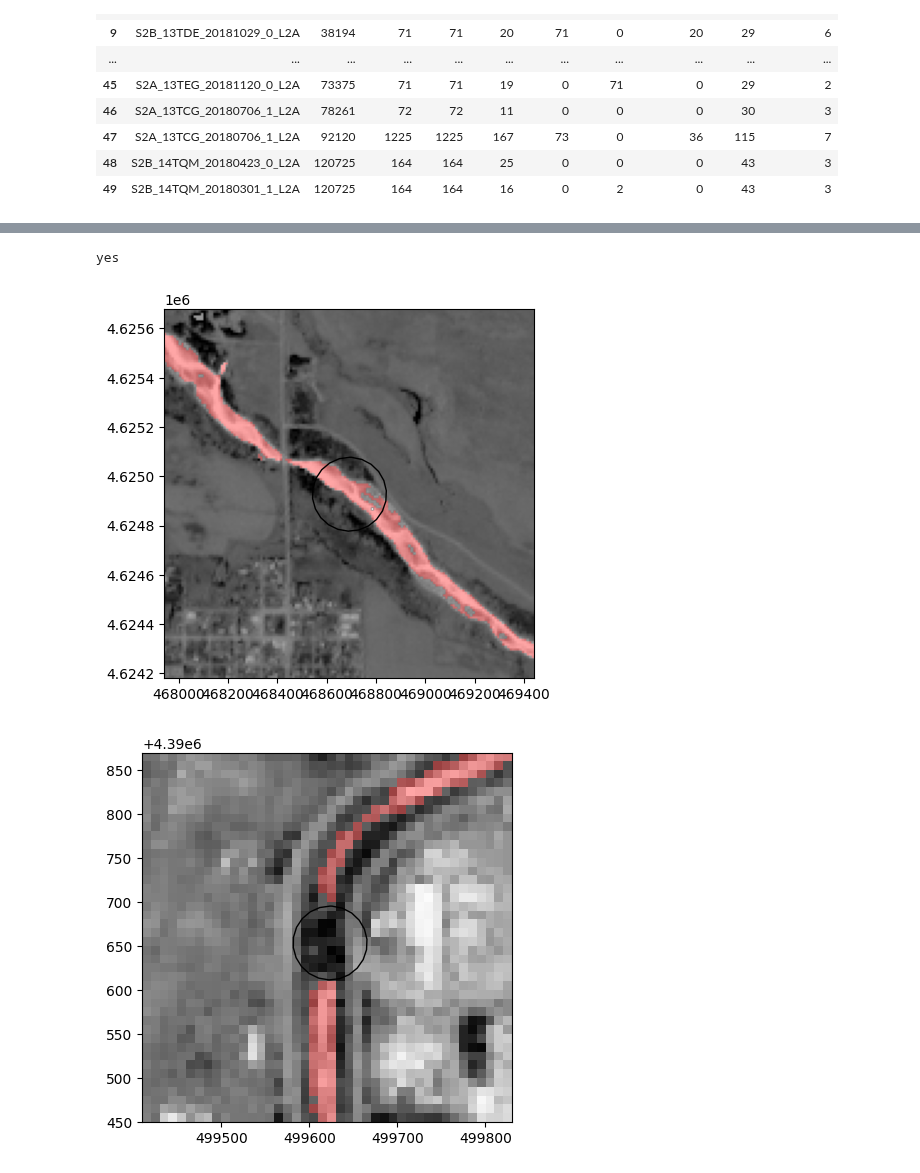
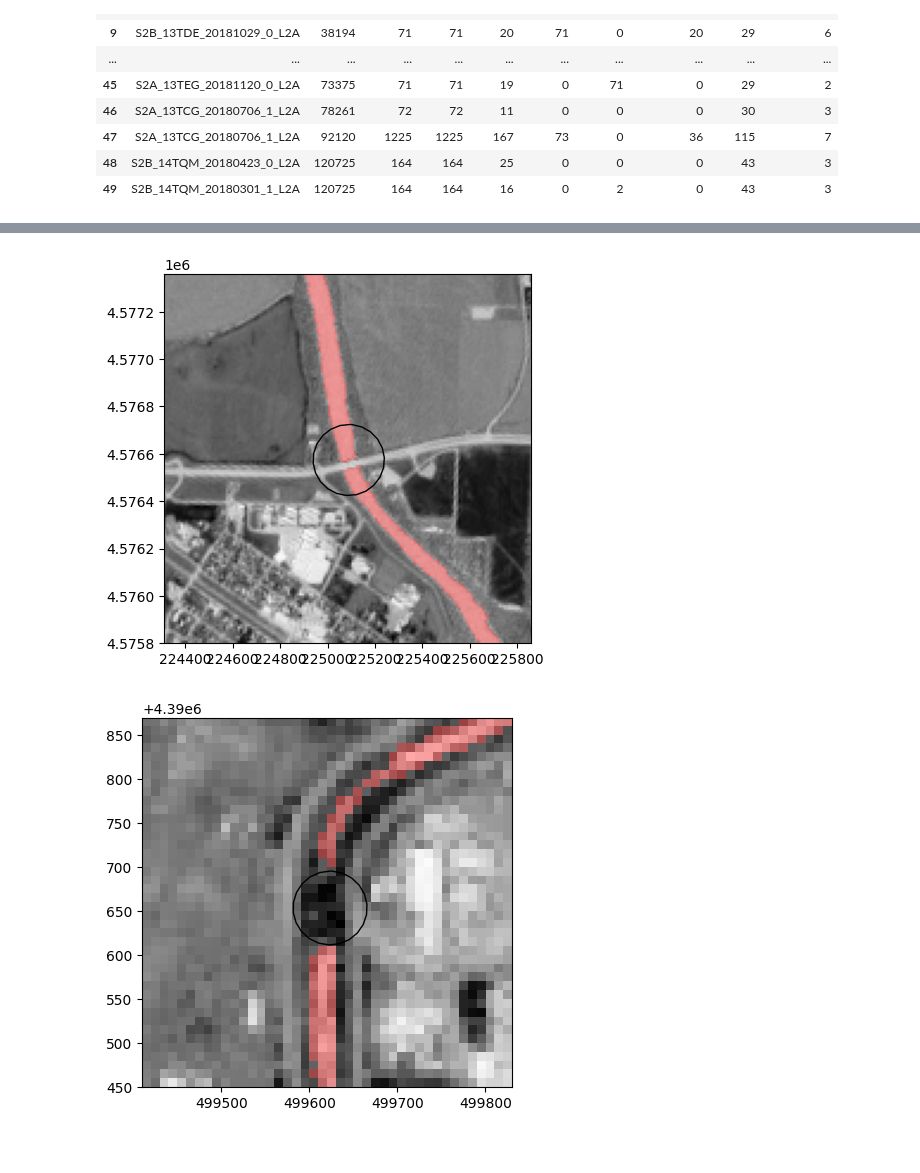
Before and after one commit to wherediddavidgo/multitemporal_RSSA, a Jupyter notebook: stac_processing_download.ipynb, the cells around one changed output, grey strips where cells are left out. Saved outputs shown, nothing was run; the diff lists cells and outputs as text; code cells hidden in the pictures.

```diff
--- a/stac_processing_download.ipynb
+++ b/stac_processing_download.ipynb
@@ -91,17 +89,27 @@ gage = True
+# %%
+mode = 'extra_gages'
 # %% [markdown]
 Import vector assets
 # %%
 
-if not gage:
+if mode == 'all':
     square_path =('/content/drive/MyDrive/river_tinder_assets/all_sites/squares_15x_20250903.shp')
     pill_path =('/content/drive/MyDrive/river_tinder_assets/all_sites/pills_3L_3W_20250903.shp')
     circle_path =('/content/drive/MyDrive/river_tinder_assets/all_sites/buffs_3x_width_20250903.shp')
 
-else:
+elif mode == 'gage':
     square_path =('/content/drive/MyDrive/river_tinder_assets/gage_sites/gage_squares_15x_20250918.shp')
     pill_path =('/content/drive/MyDrive/river_tinder_assets/gage_sites/gage_pills_3L_3W_20250918.shp')
     circle_path =('/content/drive/MyDrive/river_tinder_assets/gage_sites/gage_circles_3x_20250918.shp')
     pt_path =('/content/drive/MyDrive/river_tinder_assets/gage_sites/gage_points_20250918.shp')
+
+elif mode == 'extra_gages':
+    square_path =('/content/drive/MyDrive/river_tinder_assets/gage_sites/gage_squares_15x_extra.shp')
+    pill_path =('/content/drive/MyDrive/river_tinder_assets/gage_sites/gage_pills_3L_3W_extra.shp')
+    circle_path =('/content/drive/MyDrive/river_tinder_assets/gage_sites/gage_circles_3x_extra.shp')
+    pt_path =('/content/drive/MyDrive/river_tinder_assets/gage_sites/gage_points_extra.shp')
+
+
 
 centerline_path = ('/content/drive/MyDrive/river_tinder_assets/centerlines/s2_platte_centerlines_4326.shp')
 
@@ -126,7 +134,7 @@ squares = gpd.read_file(square_path).set_index('iindex', drop=False).set_crs(432
 pts = gpd.read_file(pt_path).set_index('iindex', drop=False).set_crs(4326)
 
 stac = stac_client.open('https://earth-search.aws.element84.com/v1')
-if not gage:
+if mode == 'all':
     search = stac.search(
         collections=['sentinel-2-l2a'],
         bbox = squares.total_bounds.tolist(),
@@ -151,7 +159,7 @@ if not gage:
 
     files_w_ids.to_csv('/content/drive/MyDrive/stac_ids_iidx_clouds_lt20.csv')
 
-else:
+elif mode == 'gage' or mode == 'extra_gages':
 
     gage_search = stac.search(
         collections=['sentinel-2-l2a'],
@@ -215,8 +223,8 @@ else:
     nonduplicate_id_hrefs['month'] = nonduplicate_id_hrefs.apply(lambda x: x['date'].month, axis=1)
 
     nonduplicate_id_hrefs = nonduplicate_id_hrefs.set_index(['img_id', 'iindex'])
-    # href_dict = dict(zip(nonduplicate_id_hrefs['img_id'], zip(nonduplicate_id_hrefs['b3_href'], nonduplicate_id_hrefs['b8_href'], nonduplicate_id_hrefs['scl_href'])))
-    nonduplicate_id_hrefs.to_csv('/content/drive/MyDrive/river_tinder_assets/gage_sites/nonduplicate_gage_stac_ids_20250921.csv')
+    # # href_dict = dict(zip(nonduplicate_id_hrefs['img_id'], zip(nonduplicate_id_hrefs['b3_href'], nonduplicate_id_hrefs['b8_href'], nonduplicate_id_hrefs['scl_href'])))
+    nonduplicate_id_hrefs.to_csv('/content/drive/MyDrive/river_tinder_assets/gage_sites/nonduplicate_gage_stac_ids_extra.csv')
 # %% [markdown]
 Read image ids and buffer ids from csv
 # %%
@@ -657,21 +666,14 @@ show(o, ax=ax, alpha=0.3)
-# %%
-if poop is None:
-    print('yes')
-else:
-    print('no')
-# %% [output]
-yes
 # %%
 href_dict = {(row.img_id, int(row.iindex)): (row.b3_href, row.b8_href, row.scl_href)
     for _, row in nonduplicate_id_hrefs.reset_index().iterrows()}
 
 _init_worker(square_path, pill_path, circle_path, centerline_path, href_dict)
 # %%
-timg = 'S2B_14TMM_20240312_0_L2A'
-tindx = 79518
+timg = 'S2B_15TTF_20240218_0_L2A'
+tindx = 246043
 show_plot(timg, tindx, squares, pills, circles, vector_centerline)
 # %% [output]
-[figure, old version]
+[figure, new version]
 # %%
 timg = 'S2B_13SDD_20210406_1_L2A'
 tindx = 38194
```
Also changed, not shown: parts of 6 cells of this notebook.
